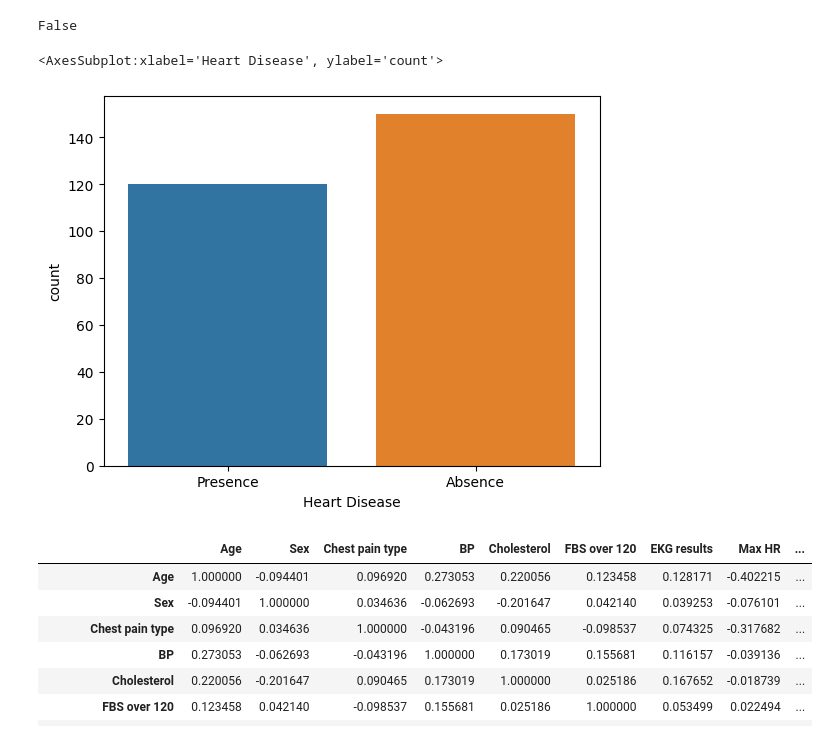
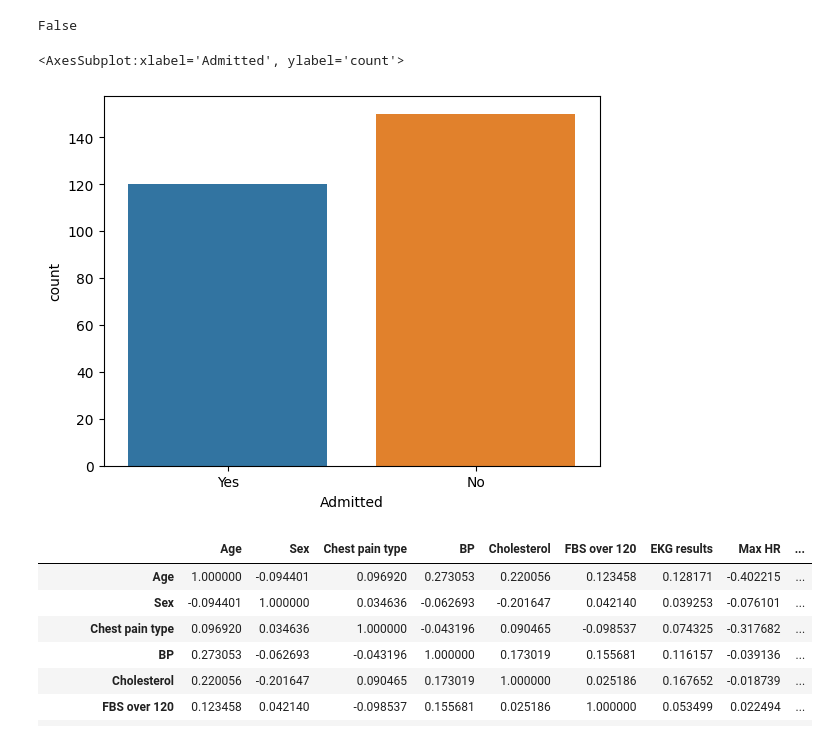
Before and after one commit to SubhavBatra/Sarvogya, a Jupyter notebook: main_legion.ipynb, the cells around one changed output. Drawn from its saved outputs; the diff is of its cells as text; code cells hidden in the pictures.

```diff
--- a/main_legion.ipynb
+++ b/main_legion.ipynb
@@ -16,7 +16,7 @@ import sklearn.neighbors
 from sklearn.neighbors import KNeighborsClassifier
 from sklearn.ensemble import RandomForestClassifier
 # %%
-df = pd.read_csv('Heart_Disease_Prediction.csv')
+df = pd.read_csv('heart_disease_admission.csv')
 df.head()
 # %% [output]
 |  | Age | Sex | Chest pain type | BP | Cholesterol | FBS over 120 | EKG results | Max HR | ... |
@@ -43,10 +43,10 @@ df.isnull().values.any()
 # %% [output]
 False
 # %%
-sns.countplot(x='Heart Disease', data=df)
+sns.countplot(x='Admitted', data=df)
 # %% [output]
-<AxesSubplot:xlabel='Heart Disease', ylabel='count'>
+<AxesSubplot:xlabel='Admitted', ylabel='count'>
-[figure, old version]
+[figure, new version]
 # %%
 # Checking for any correlations.
 df.corr()
```
Also changed, not shown: parts of 10 cells of this notebook, 1 other file.
